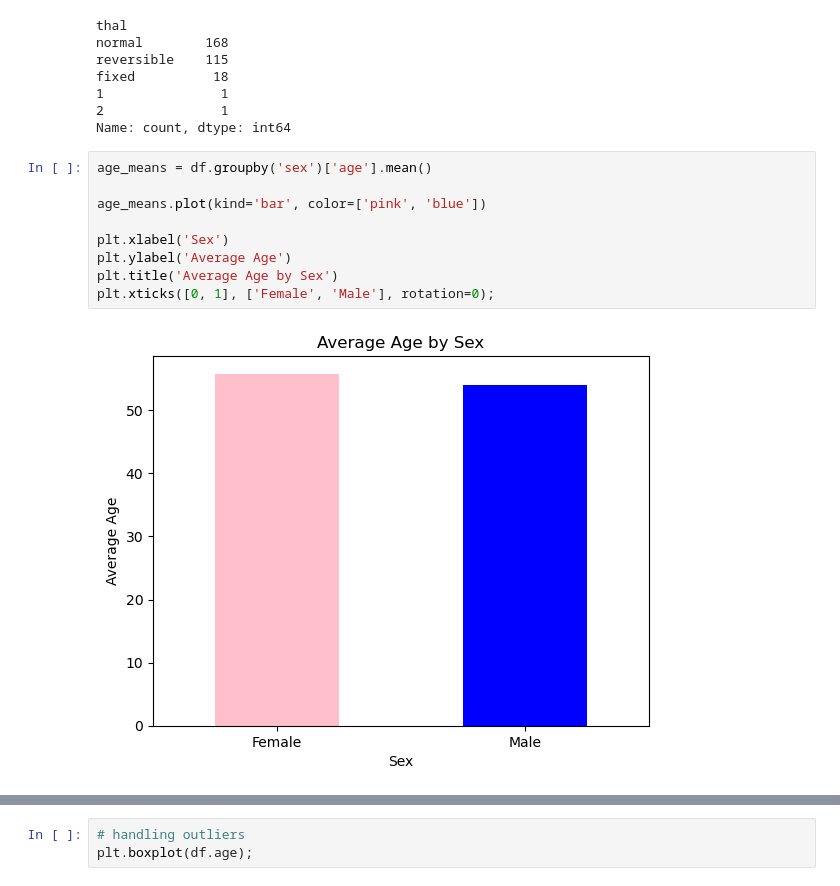
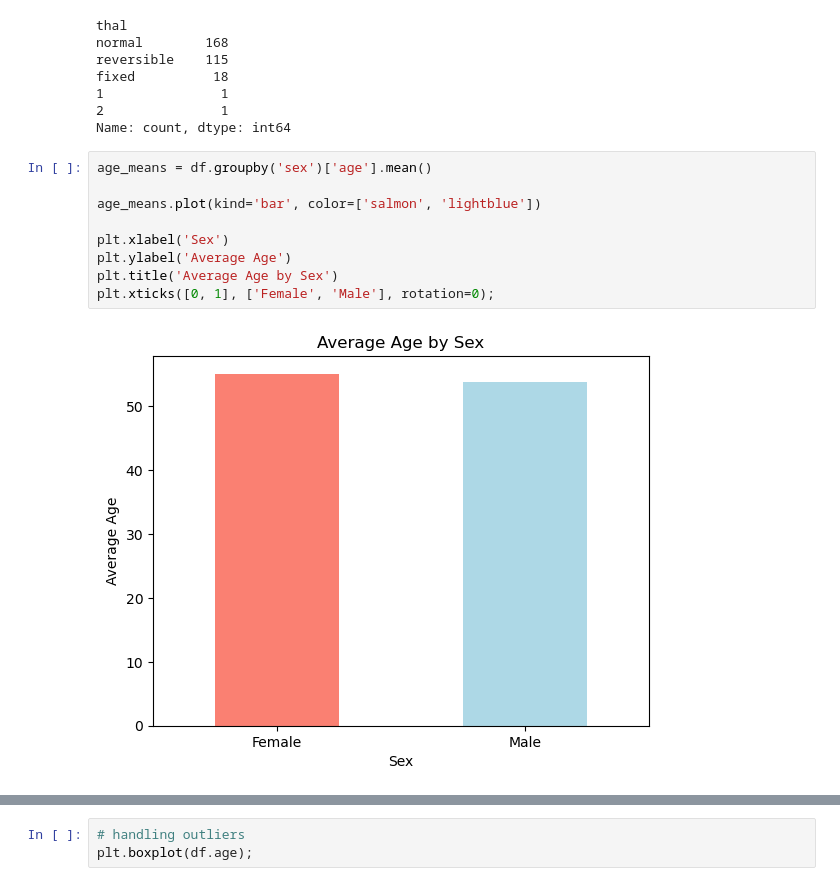
Before and after one commit to mouadiscoding/Sihati-4.0, a Jupyter notebook: heart_disease.ipynb, the cells around one changed output, grey strips where cells are left out. Drawn from its saved outputs; the diff is of its cells as text.

```diff
--- a/heart_disease.ipynb
+++ b/heart_disease.ipynb
@@ -182,11 +193,11 @@ Name: count, dtype: int64
 # %%
 age_means = df.groupby('sex')['age'].mean()
 
-age_means.plot(kind='bar', color=['pink', 'blue'])
+age_means.plot(kind='bar', color=['salmon', 'lightblue'])
 
 plt.xlabel('Sex')
 plt.ylabel('Average Age')
 plt.title('Average Age by Sex')
 plt.xticks([0, 1], ['Female', 'Male'], rotation=0);
 # %% [output]
-[figure, old version]
+[figure, new version]
```
Also changed, not shown: parts of 35 cells of this notebook.
